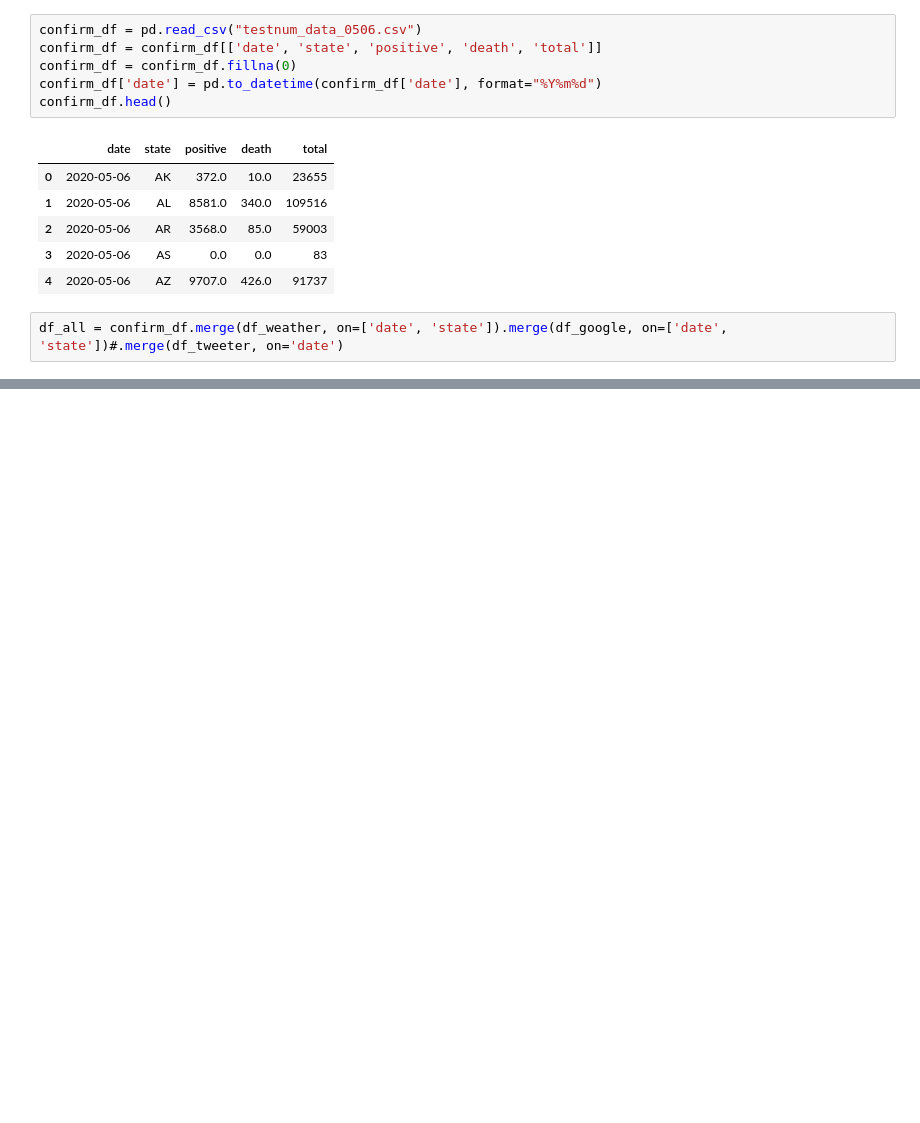
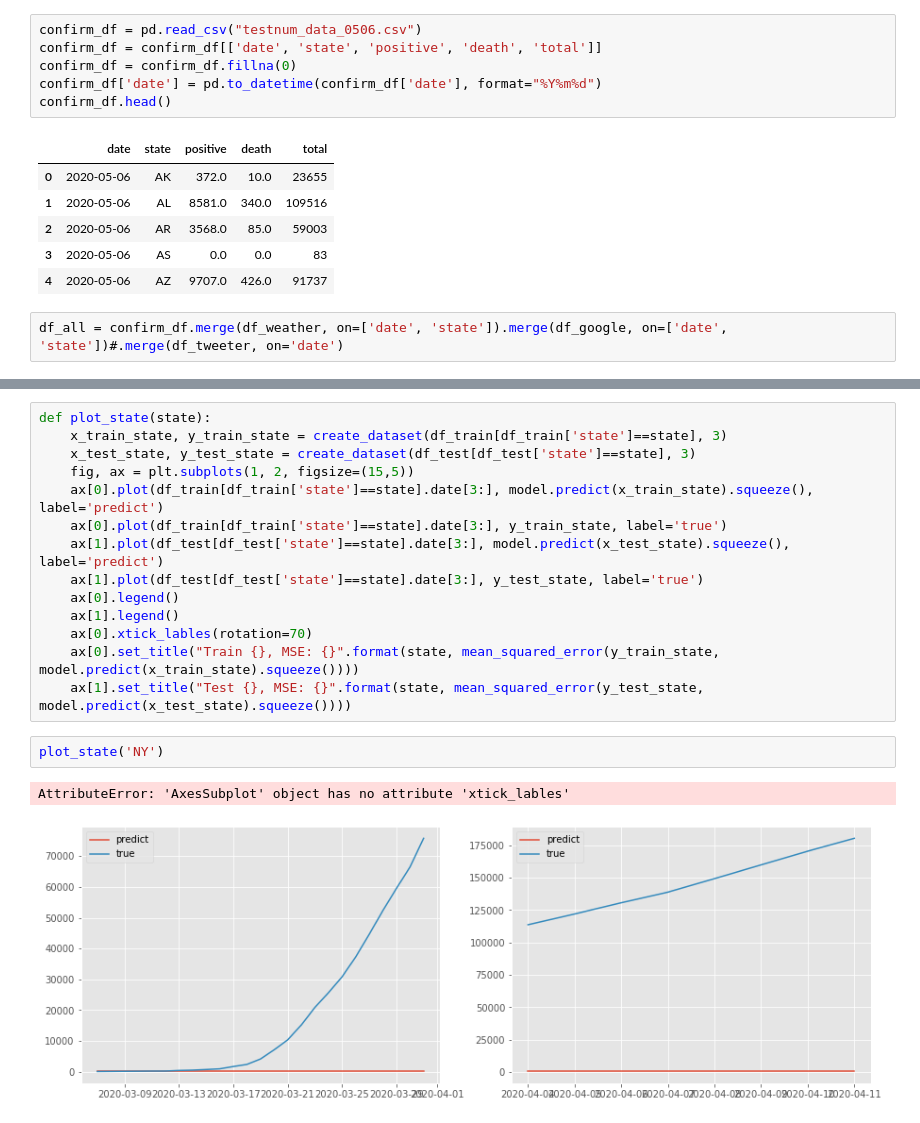
Before and after one commit to DavidYQY/COVID-19-Prediction, a Jupyter notebook: rnn_predict.ipynb, the cells around one changed output, grey strips where cells are left out. Drawn from its saved outputs; the diff is of its cells as text; blank space fills up the shorter version.

```diff
--- a/rnn_predict.ipynb
+++ b/rnn_predict.ipynb
@@ -294,0 +257,19 @@ plt.show()
+# %%
+def plot_state(state):
+    x_train_state, y_train_state = create_dataset(df_train[df_train['state']==state], 3)
+    x_test_state, y_test_state = create_dataset(df_test[df_test['state']==state], 3)
+    fig, ax = plt.subplots(1, 2, figsize=(15,5))
+    ax[0].plot(df_train[df_train['state']==state].date[3:], model.predict(x_train_state).squeeze(), label='predict')
+    ax[0].plot(df_train[df_train['state']==state].date[3:], y_train_state, label='true')
+    ax[1].plot(df_test[df_test['state']==state].date[3:], model.predict(x_test_state).squeeze(), label='predict')
+    ax[1].plot(df_test[df_test['state']==state].date[3:], y_test_state, label='true')
+    ax[0].legend()
+    ax[1].legend()
+    ax[0].xtick_lables(rotation=70)
+    ax[0].set_title("Train {}, MSE: {}".format(state, mean_squared_error(y_train_state, model.predict(x_train_state).squeeze())))
+    ax[1].set_title("Test {}, MSE: {}".format(state, mean_squared_error(y_test_state, model.predict(x_test_state).squeeze())))
+# %%
+plot_state('NY')
+# %% [output]
+AttributeError: 'AxesSubplot' object has no attribute 'xtick_lables'
+[figure, added]
```
Also changed, not shown: parts of 23 cells of this notebook, 15 other files.
